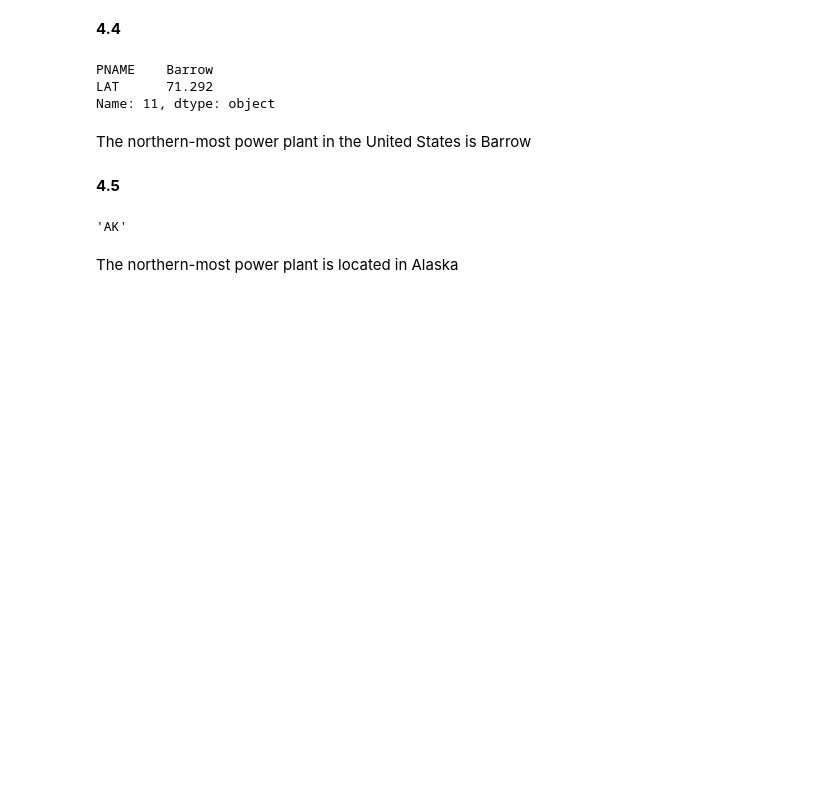
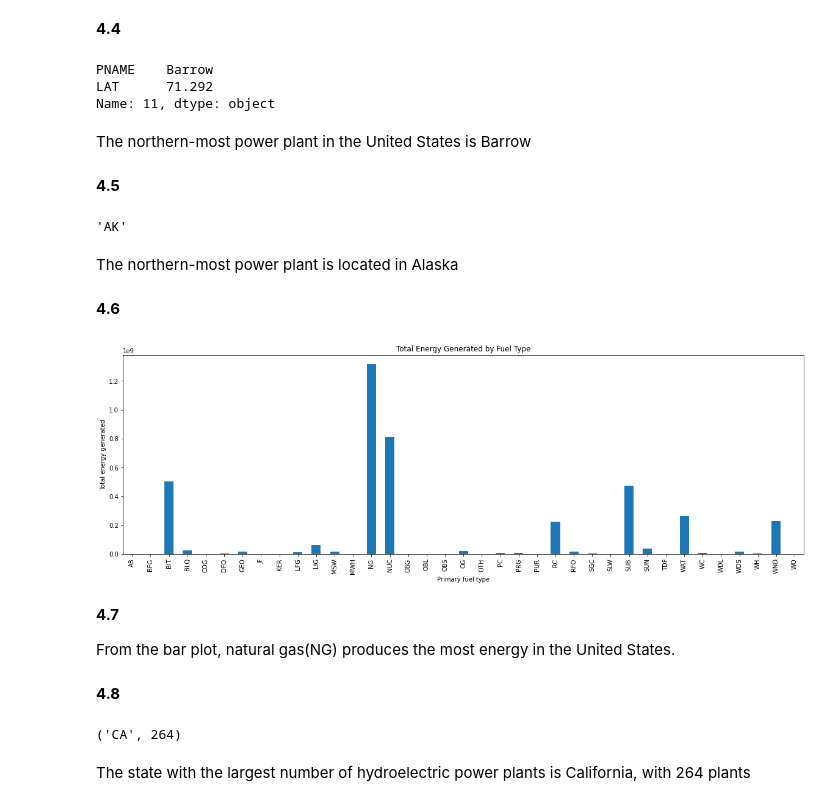
Before and after one commit to edwall201/Machine-Learning-26-Spring, a Jupyter notebook: assign1.ipynb, the cells around one changed output. Cells and saved outputs as stored; diff of their text form; code cells hidden in the pictures; blank space fills up the shorter version.

```diff
--- a/assign1.ipynb
+++ b/assign1.ipynb
@@ -449,3 +449,30 @@ northernmost_state
 'AK'
 # %% [markdown]
 The northern-most power plant is located in Alaska
+# %% [markdown]
+**4.6**
+# %%
+fuel_energy = df.groupby('PLPRMFL')['PLNGENAN'].sum()
+
+plt.figure(figsize=(20, 6))
+fuel_energy.plot(kind='bar')
+plt.xlabel("Primary fuel type")
+plt.ylabel("Total energy generated")
+plt.title("Total Energy Generated by Fuel Type")
+plt.show()
+# %% [output]
+[figure, added]
+# %% [markdown]
+**4.7**
+
+From the bar plot, natural gas(NG) produces the most energy in the United States.
+# %% [markdown]
+**4.8**
+# %%
+hydro = df[df['PLPRMFL'] == 'WAT']
+hydro_count = hydro['PSTATABB'].value_counts()
+hydro_count.idxmax(), hydro_count.max()
+# %% [output]
+('CA', 264)
+# %% [markdown]
+The state with the largest number of hydroelectric power plants is California, with 264 plants
```
Also changed, not shown: parts of 1 cell of this notebook, 2 other files.
